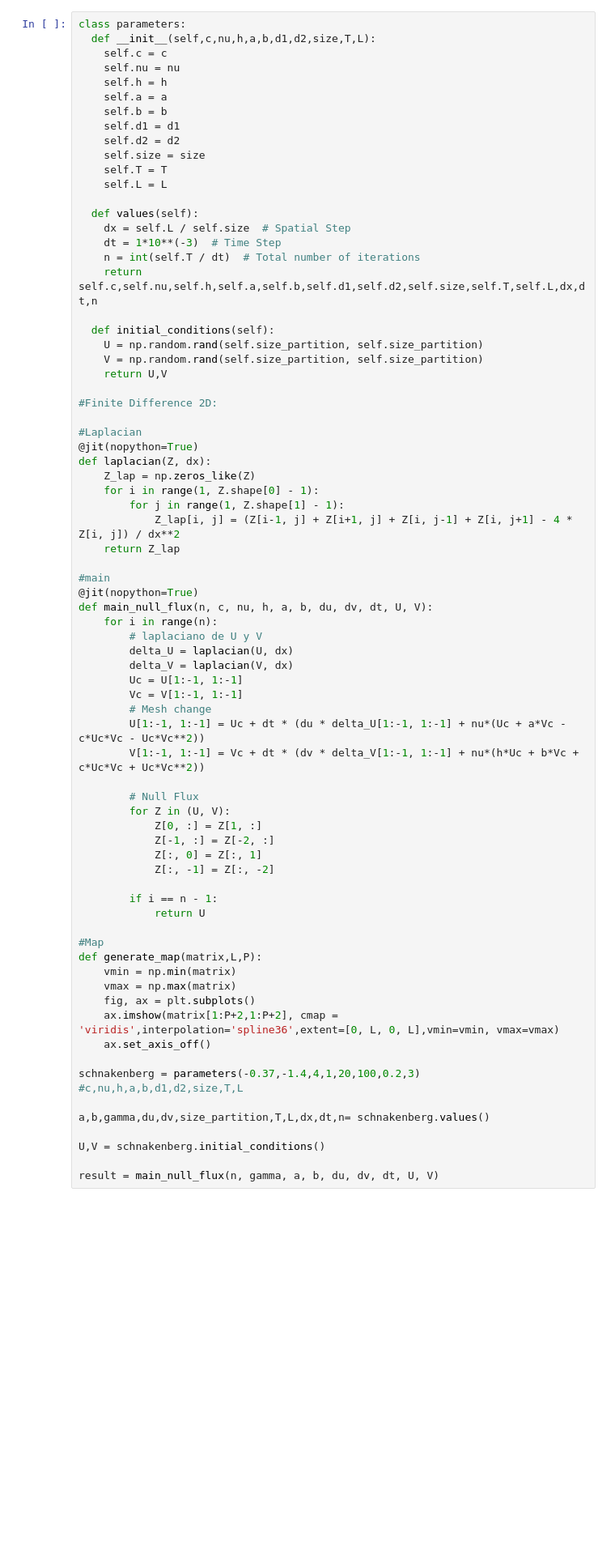
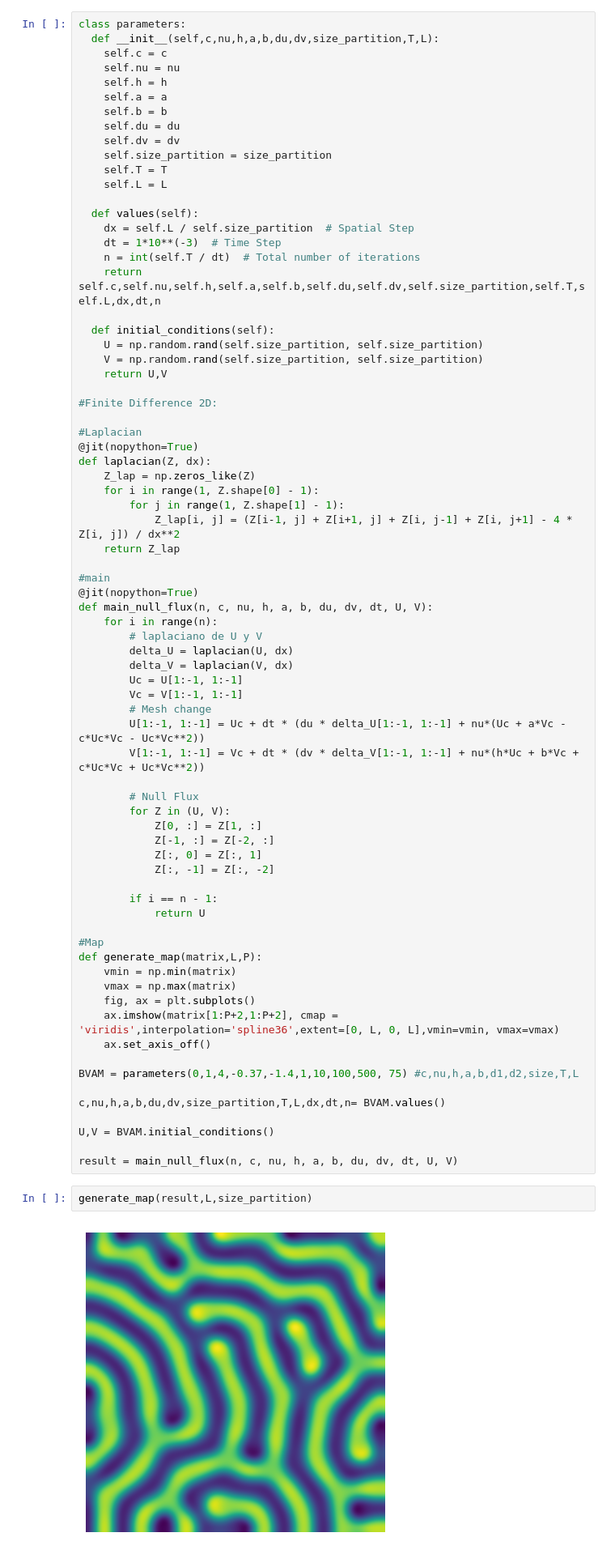
Before and after one commit to Miguel-neuron/Turing-Patterns-2D, a Jupyter notebook: Turing_Patterns_BVAM_2D.ipynb, the cells around one changed output. Shown at 81% size. Saved outputs shown, nothing was run; the diff lists cells and outputs as text; blank space fills up the shorter version.

Commit message:
Modificacion Schnakenberg y BVAM

```diff
--- a/Turing_Patterns_BVAM_2D.ipynb
+++ b/Turing_Patterns_BVAM_2D.ipynb
@@ -10,23 +10,23 @@ from numba import jit
 <font size = 5> Null Flux Boundary Conditions </font>
 # %%
 class parameters:
-  def __init__(self,c,nu,h,a,b,d1,d2,size,T,L):
+  def __init__(self,c,nu,h,a,b,du,dv,size_partition,T,L):
     self.c = c
     self.nu = nu
     self.h = h
     self.a = a
     self.b = b
-    self.d1 = d1
-    self.d2 = d2
-    self.size = size
+    self.du = du
+    self.dv = dv
+    self.size_partition = size_partition
     self.T = T
     self.L = L
 
   def values(self):
-    dx = self.L / self.size  # Spatial Step
+    dx = self.L / self.size_partition  # Spatial Step
     dt = 1*10**(-3)  # Time Step
     n = int(self.T / dt)  # Total number of iterations
-    return self.c,self.nu,self.h,self.a,self.b,self.d1,self.d2,self.size,self.T,self.L,dx,dt,n
+    return self.c,self.nu,self.h,self.a,self.b,self.du,self.dv,self.size_partition,self.T,self.L,dx,dt,n
 
   def initial_conditions(self):
     U = np.random.rand(self.size_partition, self.size_partition)
@@ -75,10 +75,14 @@ def generate_map(matrix,L,P):
     ax.imshow(matrix[1:P+2,1:P+2], cmap = 'viridis',interpolation='spline36',extent=[0, L, 0, L],vmin=vmin, vmax=vmax)
     ax.set_axis_off()
 
-schnakenberg = parameters(-0.37,-1.4,4,1,20,100,0.2,3) #c,nu,h,a,b,d1,d2,size,T,L
+BVAM = parameters(0,1,4,-0.37,-1.4,1,10,100,500, 75) #c,nu,h,a,b,d1,d2,size,T,L
 
-a,b,gamma,du,dv,size_partition,T,L,dx,dt,n= schnakenberg.values()
+c,nu,h,a,b,du,dv,size_partition,T,L,dx,dt,n= BVAM.values()
 
-U,V = schnakenberg.initial_conditions()
+U,V = BVAM.initial_conditions()
 
-result = main_null_flux(n, gamma, a, b, du, dv, dt, U, V)
+result = main_null_flux(n, c, nu, h, a, b, du, dv, dt, U, V)
+# %%
+generate_map(result,L,size_partition)
+# %% [output]
+[figure, added]
```
Also changed, not shown: parts of 2 cells of this notebook, 1 other file.
